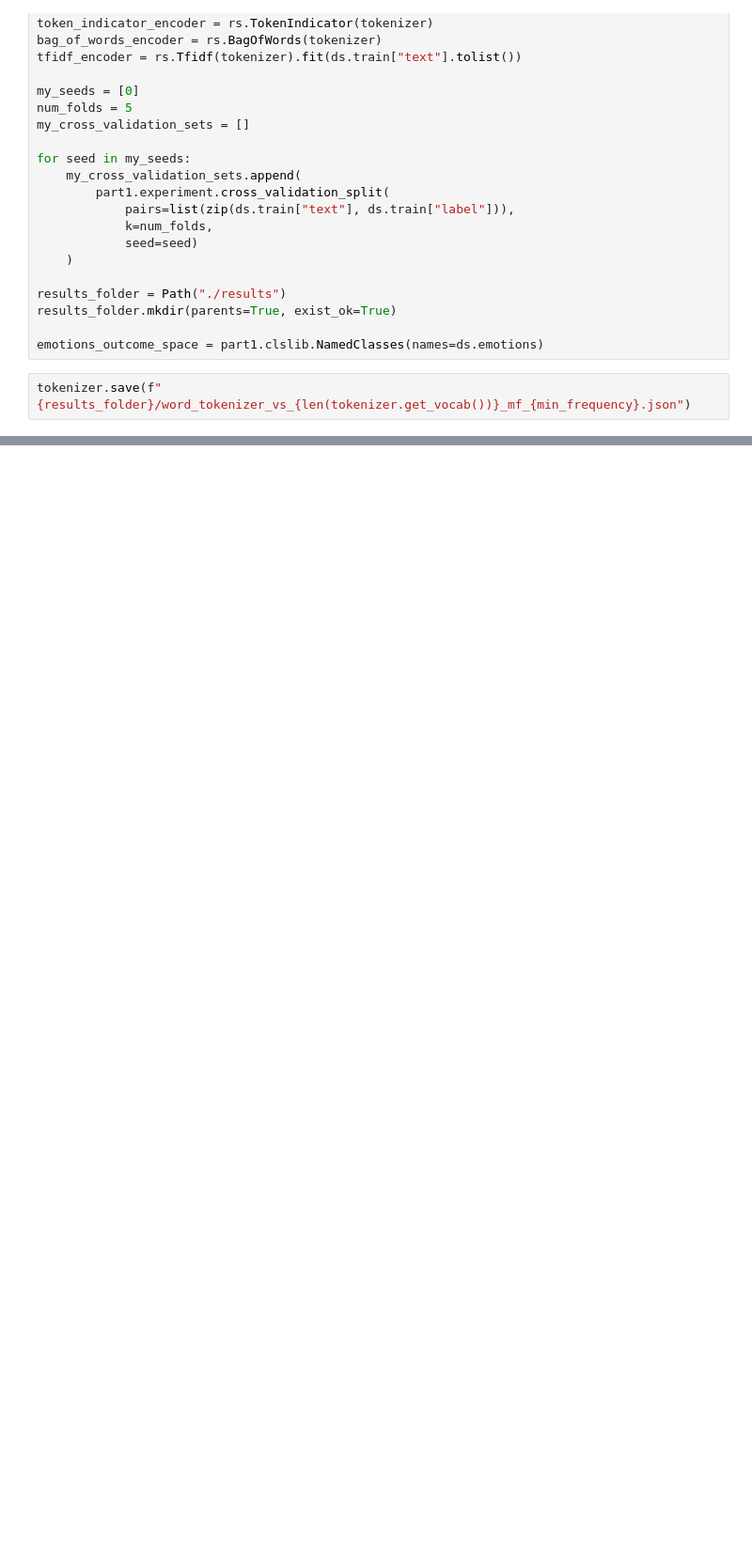
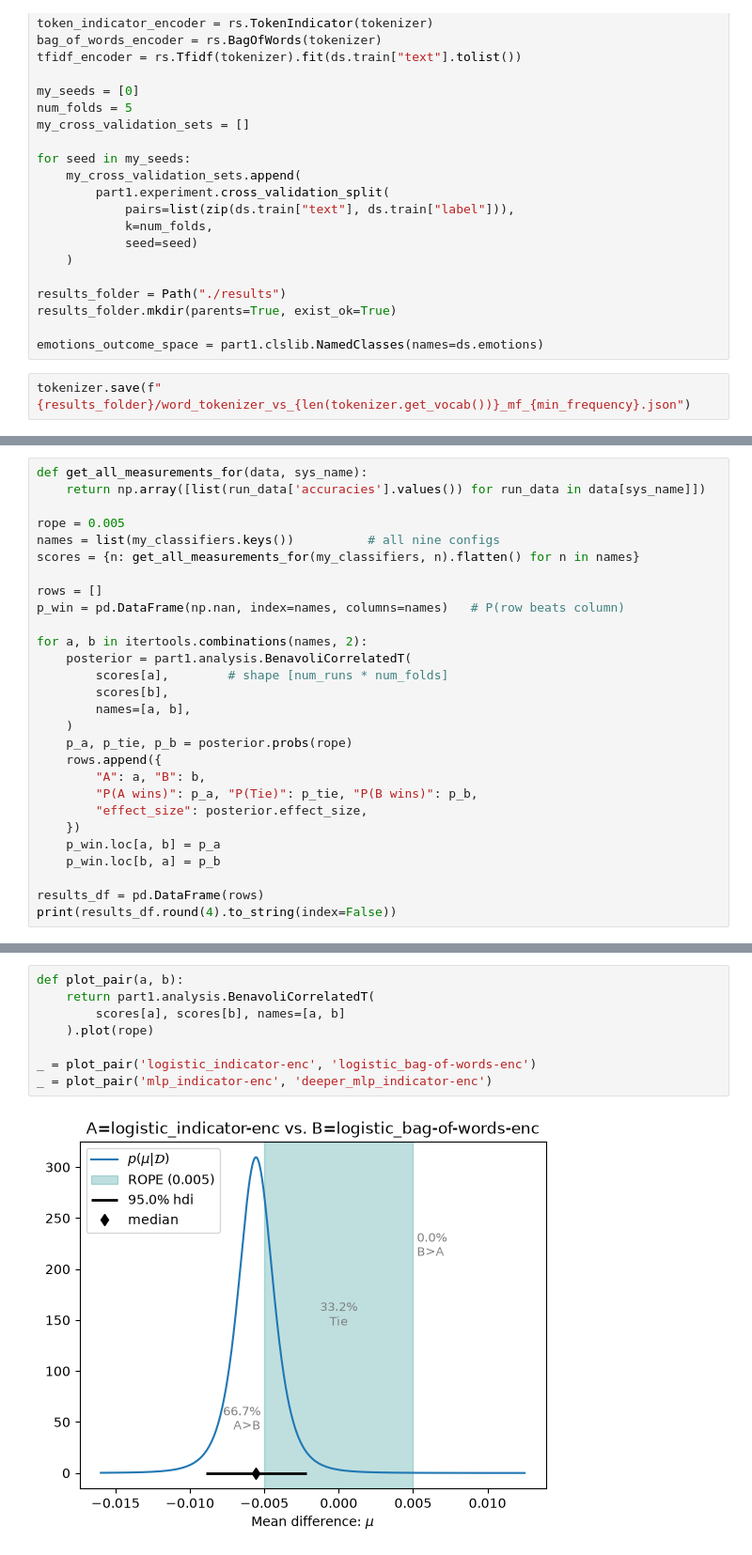
Before and after one commit to ioanadum2004/nlp1-student, a Jupyter notebook: part1/logcv.ipynb, the cells around one changed output, grey strips where cells are left out. Shown at 94% size. Drawn from its saved outputs; the diff is of its cells as text; blank space fills up the shorter version.

Commit message:
ROPE and test predictions implementations

```diff
--- a/part1/logcv.ipynb
+++ b/part1/logcv.ipynb
@@ -208,0 +374,28 @@ part1.analysis.plot_box_and_points(part1.analysis.make_data_frame(my_classifiers
+# %%
+def get_all_measurements_for(data, sys_name):
+    return np.array([list(run_data['accuracies'].values()) for run_data in data[sys_name]])
+
+rope = 0.005
+names = list(my_classifiers.keys())          # all nine configs
+scores = {n: get_all_measurements_for(my_classifiers, n).flatten() for n in names}
+
+rows = []
+p_win = pd.DataFrame(np.nan, index=names, columns=names)   # P(row beats column)
+
+for a, b in itertools.combinations(names, 2):
+    posterior = part1.analysis.BenavoliCorrelatedT(
+        scores[a],        # shape [num_runs * num_folds]
+        scores[b],
+        names=[a, b],
+    )
+    p_a, p_tie, p_b = posterior.probs(rope)
+    rows.append({
+        "A": a, "B": b,
+        "P(A wins)": p_a, "P(Tie)": p_tie, "P(B wins)": p_b,
+        "effect_size": posterior.effect_size,
+    })
+    p_win.loc[a, b] = p_a
+    p_win.loc[b, a] = p_b
+
+results_df = pd.DataFrame(rows)
+print(results_df.round(4).to_string(index=False))
@@ -208,0 +420,10 @@ part1.analysis.plot_box_and_points(part1.analysis.make_data_frame(my_classifiers
+# %%
+def plot_pair(a, b):
+    return part1.analysis.BenavoliCorrelatedT(
+        scores[a], scores[b], names=[a, b]
+    ).plot(rope)
+
+_ = plot_pair('logistic_indicator-enc', 'logistic_bag-of-words-enc')
+_ = plot_pair('mlp_indicator-enc', 'deeper_mlp_indicator-enc')
+# %% [output]
+[figure, added]
```
Also changed, not shown: parts of 8 cells of this notebook.
